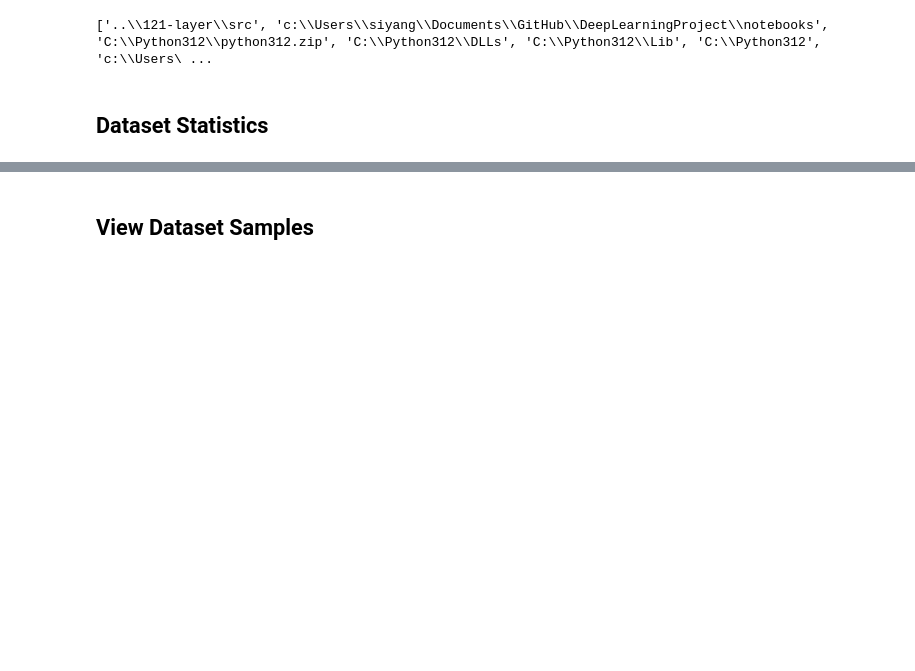
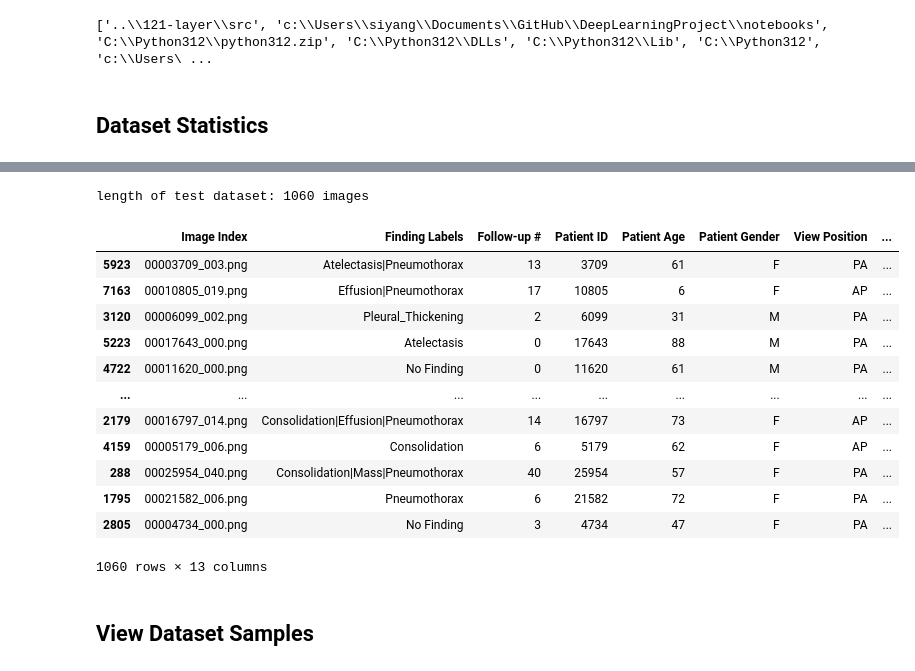
Before and after one commit to sihvn/DeepLearningProject, a Jupyter notebook: notebooks/eda.ipynb, the cells around one changed output, grey strips where cells are left out. Drawn from its saved outputs; the diff is of its cells as text; code cells hidden in the pictures; blank space fills up the shorter version.

```diff
--- a/notebooks/eda.ipynb
+++ b/notebooks/eda.ipynb
@@ -15,2 +60,20 @@ print(sys.path)
+# %%
+print(f"length of test dataset: {len(test_dataset)} images")
+test_dataset.dataset.labels_df.iloc[test_dataset.indices, :]
+# %% [output]
+length of test dataset: 1060 images
+|  | Image Index | Finding Labels | Follow-up # | Patient ID | Patient Age | Patient Gender | View Position | ... |
+| 5923 | 00003709_003.png | Atelectasis|Pneumothorax | 13 | 3709 | 61 | F | PA | ... |
+| 7163 | 00010805_019.png | Effusion|Pneumothorax | 17 | 10805 | 6 | F | AP | ... |
+| 3120 | 00006099_002.png | Pleural_Thickening | 2 | 6099 | 31 | M | PA | ... |
+| 5223 | 00017643_000.png | Atelectasis | 0 | 17643 | 88 | M | PA | ... |
+| 4722 | 00011620_000.png | No Finding | 0 | 11620 | 61 | M | PA | ... |
+| ... | ... | ... | ... | ... | ... | ... | ... | ... |
+| 2179 | 00016797_014.png | Consolidation|Effusion|Pneumothorax | 14 | 16797 | 73 | F | AP | ... |
+| 4159 | 00005179_006.png | Consolidation | 6 | 5179 | 62 | F | AP | ... |
+| 288 | 00025954_040.png | Consolidation|Mass|Pneumothorax | 40 | 25954 | 57 | F | PA | ... |
+| 1795 | 00021582_006.png | Pneumothorax | 6 | 21582 | 72 | F | PA | ... |
+| 2805 | 00004734_000.png | No Finding | 3 | 4734 | 47 | F | PA | ... |
+1060 rows × 13 columns
 # %% [markdown]
 ## View Dataset Samples
```
Also changed, not shown: parts of 6 cells of this notebook, 1 other file.
